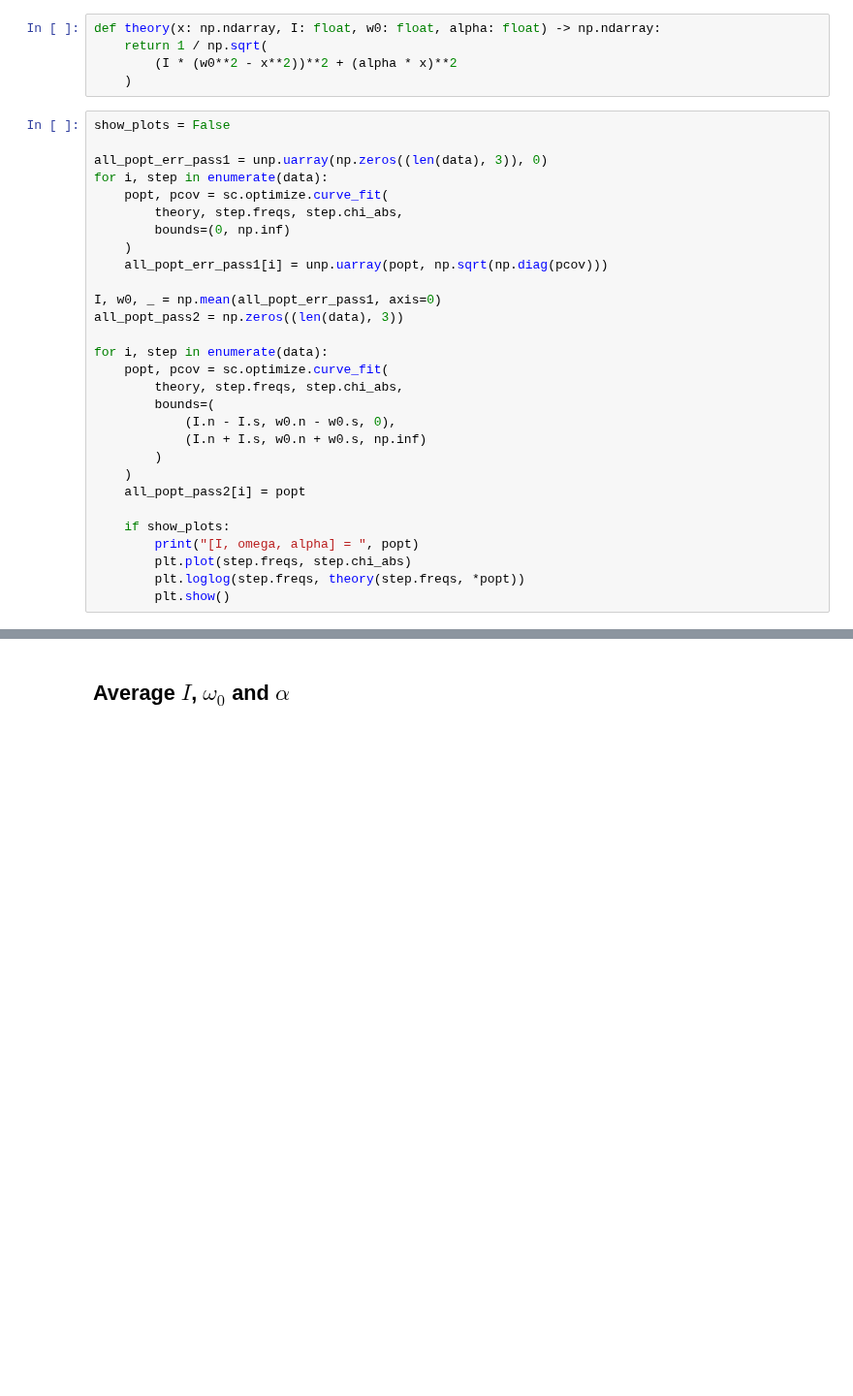
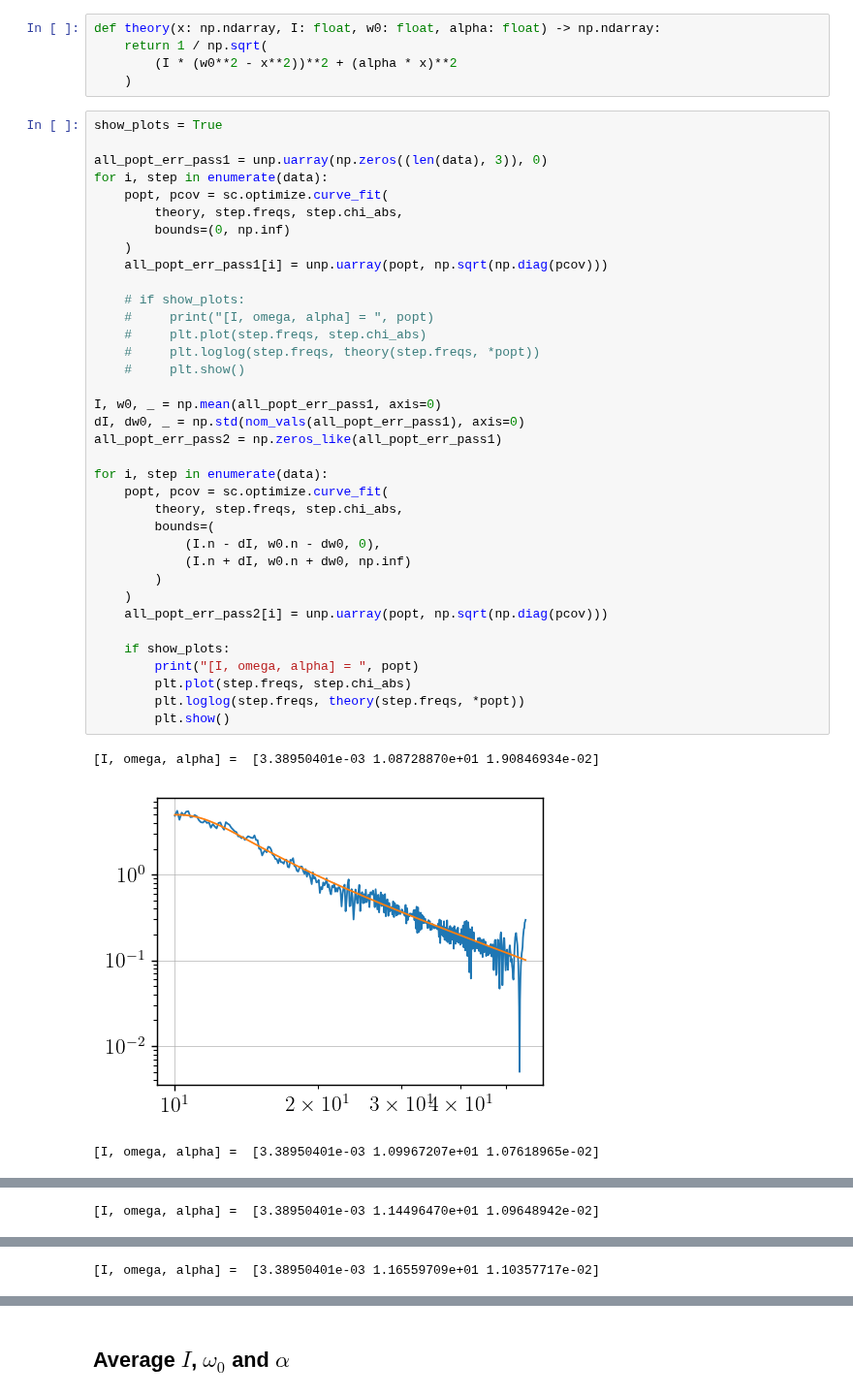
Before and after one commit to TomVdt/TPIII, a Jupyter notebook: 05-milieux-granulaires/analyse/exp1_test.ipynb, the cells around one changed output, grey strips where cells are left out. Shown at 97% size. Cells and saved outputs as stored; diff of their text form; blank space fills up the shorter version.

```diff
--- a/05-milieux-granulaires/analyse/exp1_test.ipynb
+++ b/05-milieux-granulaires/analyse/exp1_test.ipynb
@@ -68,31 +75,42 @@ def theory(x: np.ndarray, I: float, w0: float, alpha: float) -> np.ndarray:
         (I * (w0**2 - x**2))**2 + (alpha * x)**2
     )
 # %%
-show_plots = False
+show_plots = True
 
 all_popt_err_pass1 = unp.uarray(np.zeros((len(data), 3)), 0)
 for i, step in enumerate(data):
     popt, pcov = sc.optimize.curve_fit(
         theory, step.freqs, step.chi_abs,
         bounds=(0, np.inf)
     )
     all_popt_err_pass1[i] = unp.uarray(popt, np.sqrt(np.diag(pcov)))
 
+    # if show_plots:
+    #     print("[I, omega, alpha] = ", popt)
+    #     plt.plot(step.freqs, step.chi_abs)
+    #     plt.loglog(step.freqs, theory(step.freqs, *popt))
+    #     plt.show()
+
 I, w0, _ = np.mean(all_popt_err_pass1, axis=0)
-all_popt_pass2 = np.zeros((len(data), 3))
+dI, dw0, _ = np.std(nom_vals(all_popt_err_pass1), axis=0)
+all_popt_err_pass2 = np.zeros_like(all_popt_err_pass1)
 
 for i, step in enumerate(data):
     popt, pcov = sc.optimize.curve_fit(
         theory, step.freqs, step.chi_abs,
         bounds=(
-            (I.n - I.s, w0.n - w0.s, 0),
-            (I.n + I.s, w0.n + w0.s, np.inf)
+            (I.n - dI, w0.n - dw0, 0),
+            (I.n + dI, w0.n + dw0, np.inf)
         )
     )
-    all_popt_pass2[i] = popt
+    all_popt_err_pass2[i] = unp.uarray(popt, np.sqrt(np.diag(pcov)))
 
     if show_plots:
         print("[I, omega, alpha] = ", popt)
         plt.plot(step.freqs, step.chi_abs)
         plt.loglog(step.freqs, theory(step.freqs, *popt))
         plt.show()
+# %% [output]
+[I, omega, alpha] =  [3.38950401e-03 1.08728870e+01 1.90846934e-02]
+[figure, added]
+[I, omega, alpha] =  [3.38950401e-03 1.09967207e+01 1.07618965e-02]
@@ -98,0 +118 @@ for i, step in enumerate(data):
+[I, omega, alpha] =  [3.38950401e-03 1.14496470e+01 1.09648942e-02]
@@ -98,0 +120 @@ for i, step in enumerate(data):
+[I, omega, alpha] =  [3.38950401e-03 1.16559709e+01 1.10357717e-02]
```
Also changed, not shown: parts of 5 cells of this notebook, 21 other files.
